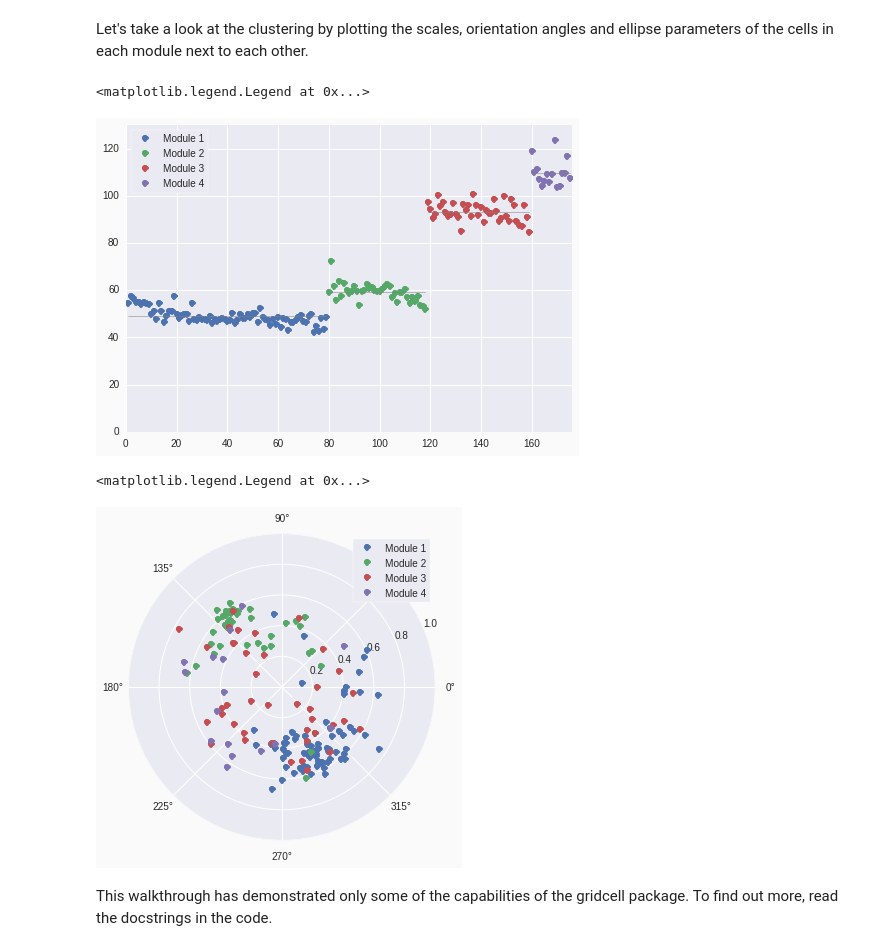
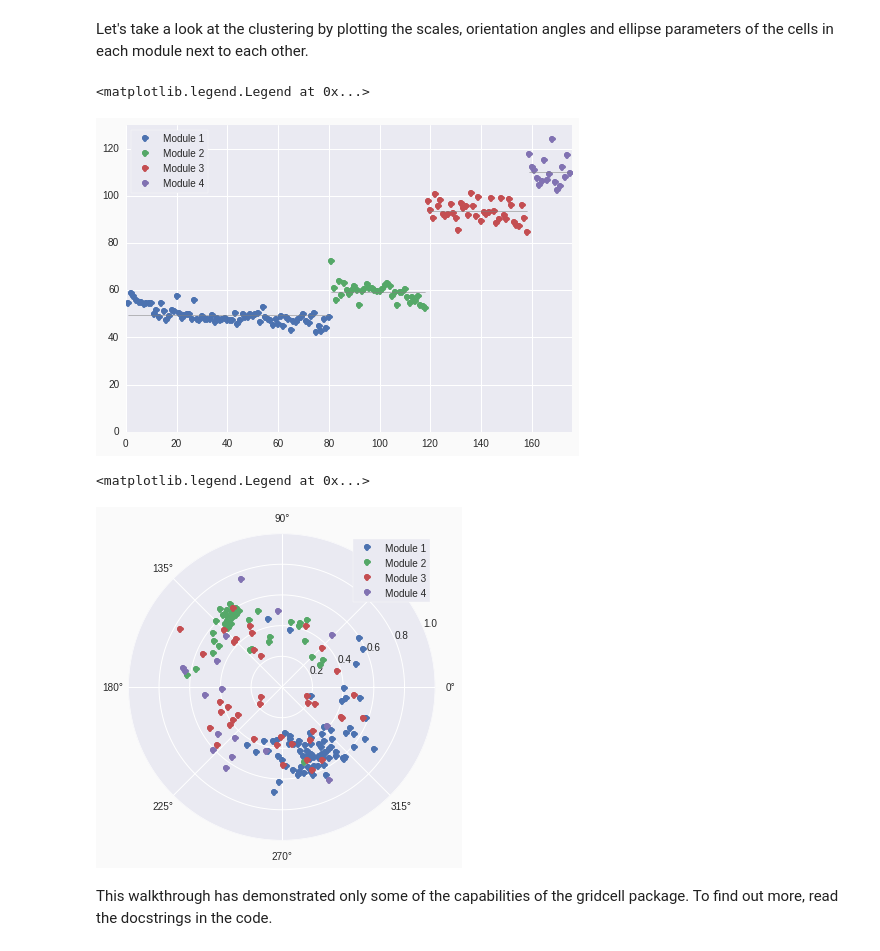
Before and after one commit to danielwe/gridcell, a Jupyter notebook: example.ipynb, the cells around one changed output. Drawn from its saved outputs; the diff is of its cells as text; code cells hidden in the pictures.

```diff
--- a/example.ipynb
+++ b/example.ipynb
@@ -40,12 +40,12 @@ range_ = ((-75.0, 75.0), (-75.0, 75.0))
 # Set filter parameters (use the same length unit as range_,
 # and the same time unit as in the raw data)
 speed_window = 0.5
-min_speed = 3.0
+min_speed = 5.0
 position_kw = dict(speed_window=speed_window, min_speed=min_speed)
 
-filter_size = 150.0 / 50
+bandwidth = 3.3
 threshold = 0.2  # Only a default
-cell_kw = dict(filter_size=filter_size, threshold=threshold)
+cell_kw = dict(bandwidth=bandwidth, threshold=threshold)
 
 # Instantiate CellCollection
 from gridcell import CellCollection
@@ -131,7 +131,7 @@ cell.plot_acorr(cmap=corrcmap, threshold=0.12)
 # %% [markdown]
 That's it! We had to go all the way down to 0.12 to get the required four pixels per peak. Let's update the ``'threshold'`` parameter of the cell to reflect this
 # %%
-cells[109].params['threshold'] = 0.12
+cell.params['threshold'] = 0.12
 # %% [markdown]
 We should check that the problem has been fixed:
 # %%
@@ -187,13 +187,14 @@ The next step is to try to cluster the cells into modules. There are several clu
 # Find modules among the cells
 # The grid scale is weighted a little more than the other features
 # when clustering
-feat_kw = dict(weights={'logscale': 2.5})
+feat_kw = dict(weights={'logscale': 2.1})
 k_means_kw = dict(n_clusters=4, n_runs=10, feat_kw=feat_kw)
 
 # We expect 4 modules
 from gridcell import Module
 labels = cells.k_means(**k_means_kw)
 modules, outliers = Module.from_labels(cells, labels)
+modules.sort(key=lambda mod: mod.template().scale())
 # %% [markdown]
 All clustering methods have a common return signature: ``modules, outliers``. The variable ``modules`` is a list containing a ``Module`` instance for each of the detected modules. ``Module`` is a subclass of ``CellCollection``, implementing some extra module-specific functionality for analyzing the phases of the cells in the module. The variable ``outliers`` is a CellCollection instance containing the cells that were not assigned to any module. When using the K-means algorithm, all cells are assigned to a module, so ``outliers`` is empty.
 # %% [markdown]
@@ -201,19 +202,19 @@ Let's take a look at the clustering by plotting the scales, orientation angles a
 # %%
 for (i, mod) in enumerate(modules):
     line = mod.plot_features(('scale',), label="Module {}".format(i + 1))[0]
-axes = line.get_axes()
+axes = line.axes
 axes.set_ylim(bottom=0.0)
 axes.legend(loc=0)
 # %% [output]
 <matplotlib.legend.Legend at 0x...>
-[figure, old version]
+[figure, new version]
 # %%
 for (i, mod) in enumerate(modules):
     line = mod.plot_ellpars(label="Module {}".format(i + 1))[0]
-axes = line.get_axes()
+axes = line.axes
 axes.legend(loc=0)
 # %% [output]
 <matplotlib.legend.Legend at 0x...>
-[figure, old version]
+[figure, new version]
 # %% [markdown]
 This walkthrough has demonstrated only some of the capabilities of the gridcell package. To find out more, read the docstrings in the code.
```
Also changed, not shown: parts of 7 cells of this notebook, 4 other files.
